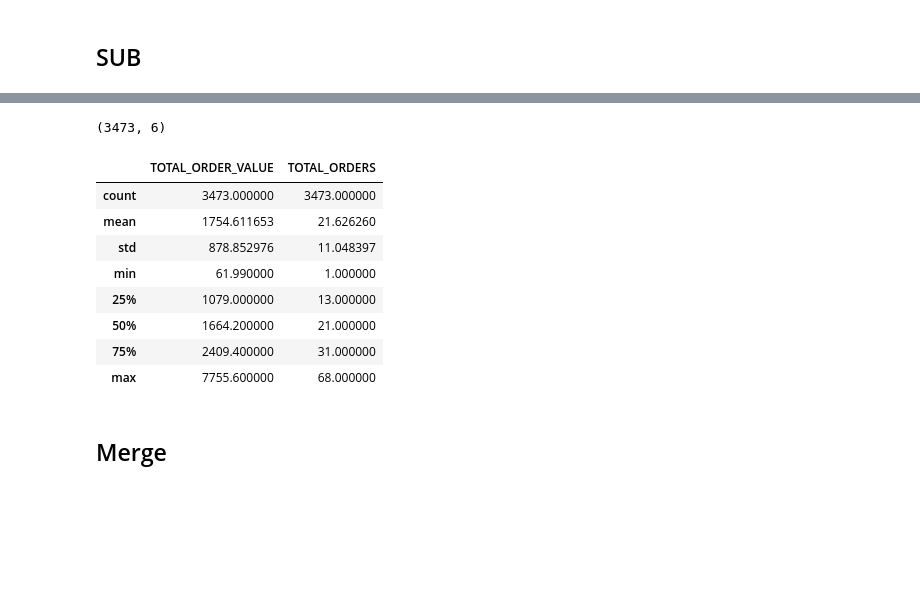
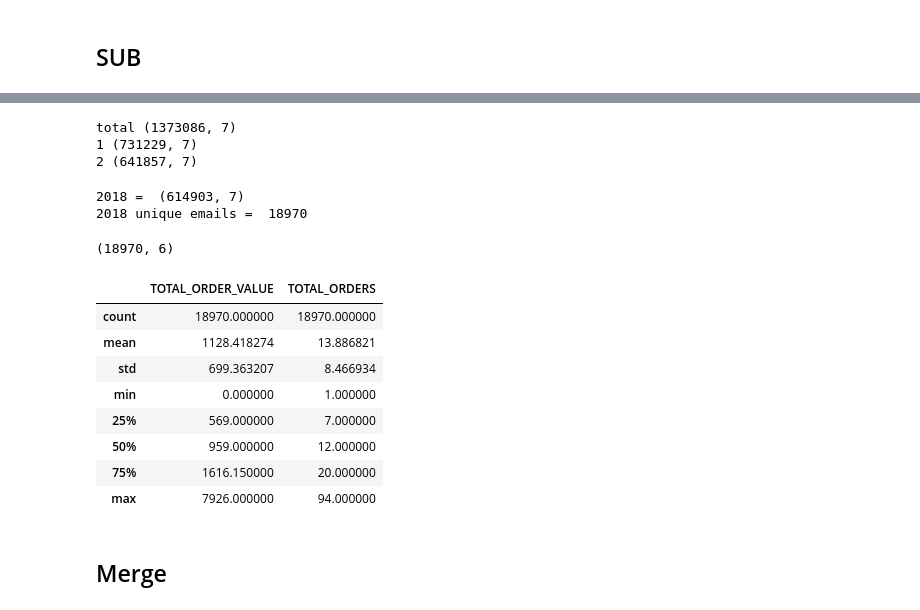
Before and after one commit to meaganlazer/Parking_Tickets_Timeseries, a Jupyter notebook: OrderData.ipynb, the cells around one changed output, grey strips where cells are left out. Saved outputs shown, nothing was run; the diff lists cells and outputs as text; code cells hidden in the pictures; blank space fills up the shorter version.

```diff
--- a/OrderData.ipynb
+++ b/OrderData.ipynb
@@ -219,33 +198,74 @@ unique emails =  3473
+# %%
+# sub_2018
+# sub_20191
+# sub_20192
+# sub_2020
+# sub_2021
+
+sub_2019=pd.merge(sub_20191,sub_20192,how='outer')
+print('total',sub_2019.shape)
+print('1',sub_20191.shape)
+print('2',sub_20192.shape)
+
+# Change dates to datetime
+sub_2018['FIRST_ORDER_AT'] = pd.to_datetime(sub_2018['FIRST_ORDER_AT'])
+sub_2019['FIRST_ORDER_AT'] = pd.to_datetime(sub_2019['FIRST_ORDER_AT'])
+sub_2020['FIRST_ORDER_AT'] = pd.to_datetime(sub_2020['FIRST_ORDER_AT'])
+sub_2021['FIRST_ORDER_AT'] = pd.to_datetime(sub_2021['FIRST_ORDER_AT'])
+# %% [output]
+total (1373086, 7)
+1 (731229, 7)
+2 (641857, 7)
+# %%
+# min(gold['FIRST_ORDER_AT'])
+# max(gold['FIRST_ORDER_AT'])
+
+s18 = sub_2018.shape
+email18 = sub_2018['EMAIL'].nunique()
+print ('2018 = ',s18)
+print ('2018 unique emails = ',email18)
+
+s19 = sub_2019.shape
+email19 = sub_2019['EMAIL'].nunique()
+print ('2019 = ',s19)
+print ('2019 unique emails = ',email19)
+
+s20 = sub_2020.shape
+email20 = sub_2020['EMAIL'].nunique()
+print ('2020 = ',s20)
+print ('2020 unique emails = ',email20)
+
+s21 = sub_2021.shape
+email21 = sub_2021['EMAIL'].nunique()
+print ('2021 = ',s21)
+print ('20 unique emails = ',email21)
+# %% [output]
+2018 =  (614903, 7)
+2018 unique emails =  18970
 # %%
 # Aggregate
-df = gold.groupby('EMAIL').agg({"FIRST_ORDER_AT":'min',\
+df18 = sub_2018.groupby('EMAIL').agg({"FIRST_ORDER_AT":'min',\
                                 'TOTAL_ORDER_VALUE':'mean',\
                                 'TOTAL_ORDERS':'mean'\
                                 ,'ITEM_GENDER':'last',\
                                 'ITEM_SUB_TYPE':'last',\
                                 'ITEM_PRODUCT_CORE_CATEGORY':'last'\
                                })
-df.shape
-
-# clean_acuity = silver_acuity.groupby('EMAIL').agg({"APPOINTMENT_BODY_DATE":'min',\
-#                                 'APPOINTMENT_BODY_TYPE':'last',\
-#                                 'APPOINTMENT_BODY_CALENDAR':'last'\
-#                                })
-# clean_acuity.shape
+df18.shape
 # %% [output]
-(3473, 6)
+(18970, 6)
 # %%
-df.describe()
+df18.describe()
 # %% [output]
 |  | TOTAL_ORDER_VALUE | TOTAL_ORDERS |
-| count | 3473.000000 | 3473.000000 |
-| mean | 1754.611653 | 21.626260 |
-| std | 878.852976 | 11.048397 |
-| min | 61.990000 | 1.000000 |
-| 25% | 1079.000000 | 13.000000 |
-| 50% | 1664.200000 | 21.000000 |
-| 75% | 2409.400000 | 31.000000 |
-| max | 7755.600000 | 68.000000 |
+| count | 18970.000000 | 18970.000000 |
+| mean | 1128.418274 | 13.886821 |
+| std | 699.363207 | 8.466934 |
+| min | 0.000000 | 1.000000 |
+| 25% | 569.000000 | 7.000000 |
+| 50% | 959.000000 | 12.000000 |
+| 75% | 1616.150000 | 20.000000 |
+| max | 7926.000000 | 94.000000 |
 # %% [markdown]
 ## Merge
 # %%
```
Also changed, not shown: parts of 3 cells of this notebook.
